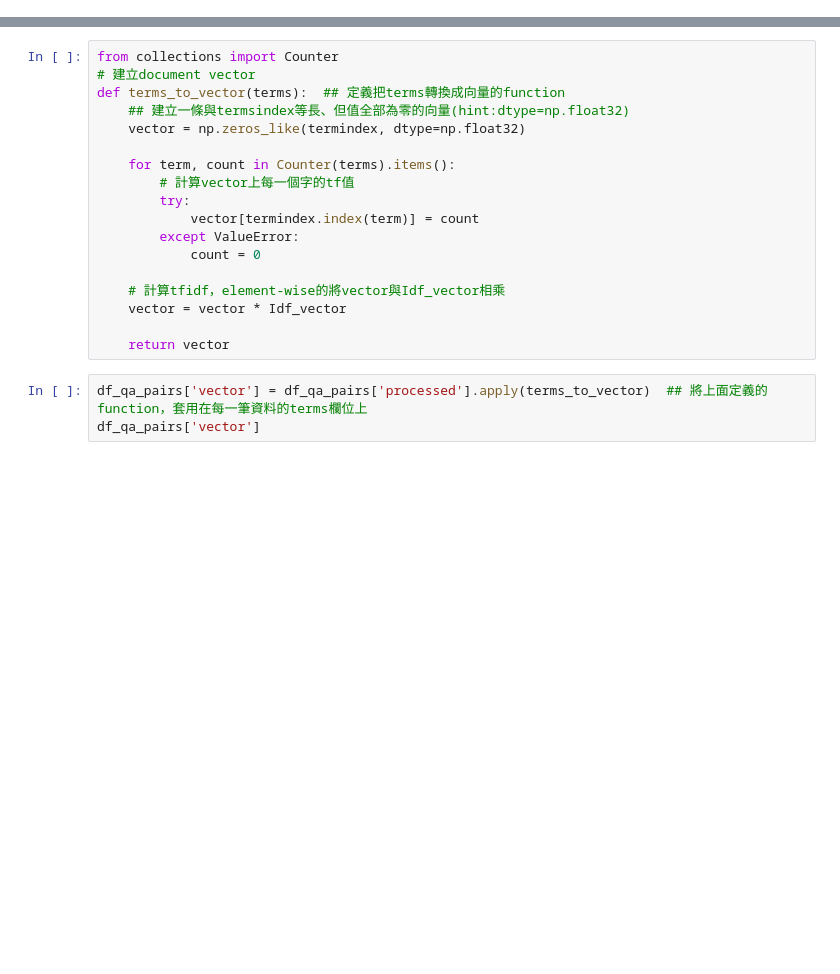
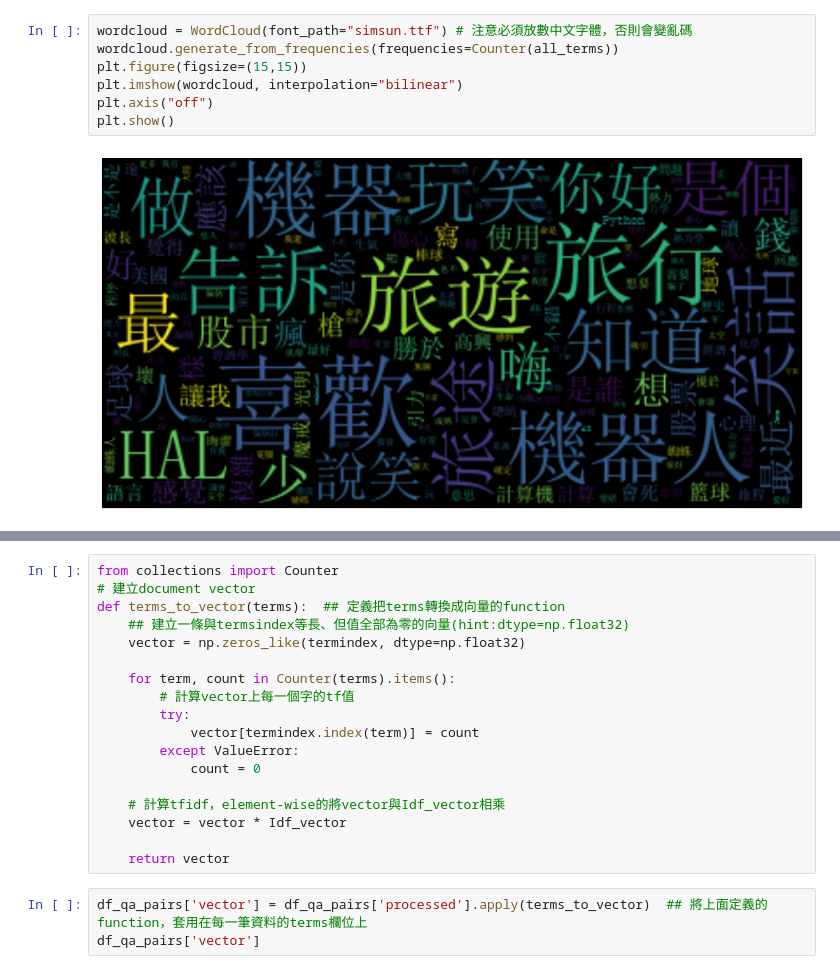
Before and after one commit to Vincent25-Li/5-Final-Project, a Jupyter notebook: chatbot/chatbot_retrieval_chinese_1.0.ipynb, the cells around one changed output, grey strips where cells are left out. Cells and saved outputs as stored; diff of their text form; blank space fills up the shorter version.

```diff
--- a/chatbot/chatbot_retrieval_chinese_1.0.ipynb
+++ b/chatbot/chatbot_retrieval_chinese_1.0.ipynb
@@ -104,0 +94,9 @@ Name: 0, dtype: object
+# %%
+wordcloud = WordCloud(font_path="simsun.ttf") # 注意必須放數中文字體，否則會變亂碼
+wordcloud.generate_from_frequencies(frequencies=Counter(all_terms))
+plt.figure(figsize=(15,15))
+plt.imshow(wordcloud, interpolation="bilinear")
+plt.axis("off")
+plt.show()
+# %% [output]
+[figure, added]
```
Also changed, not shown: parts of 11 cells of this notebook, 5 other files.
